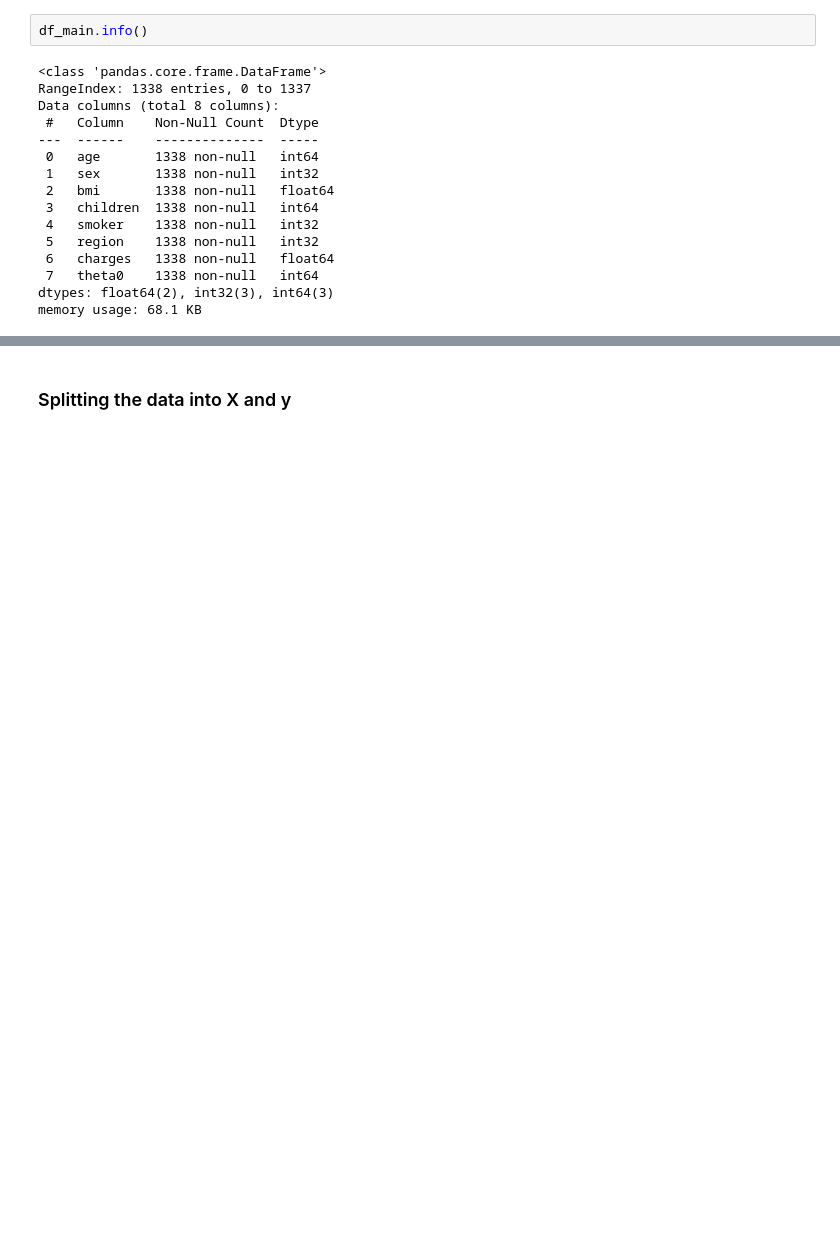
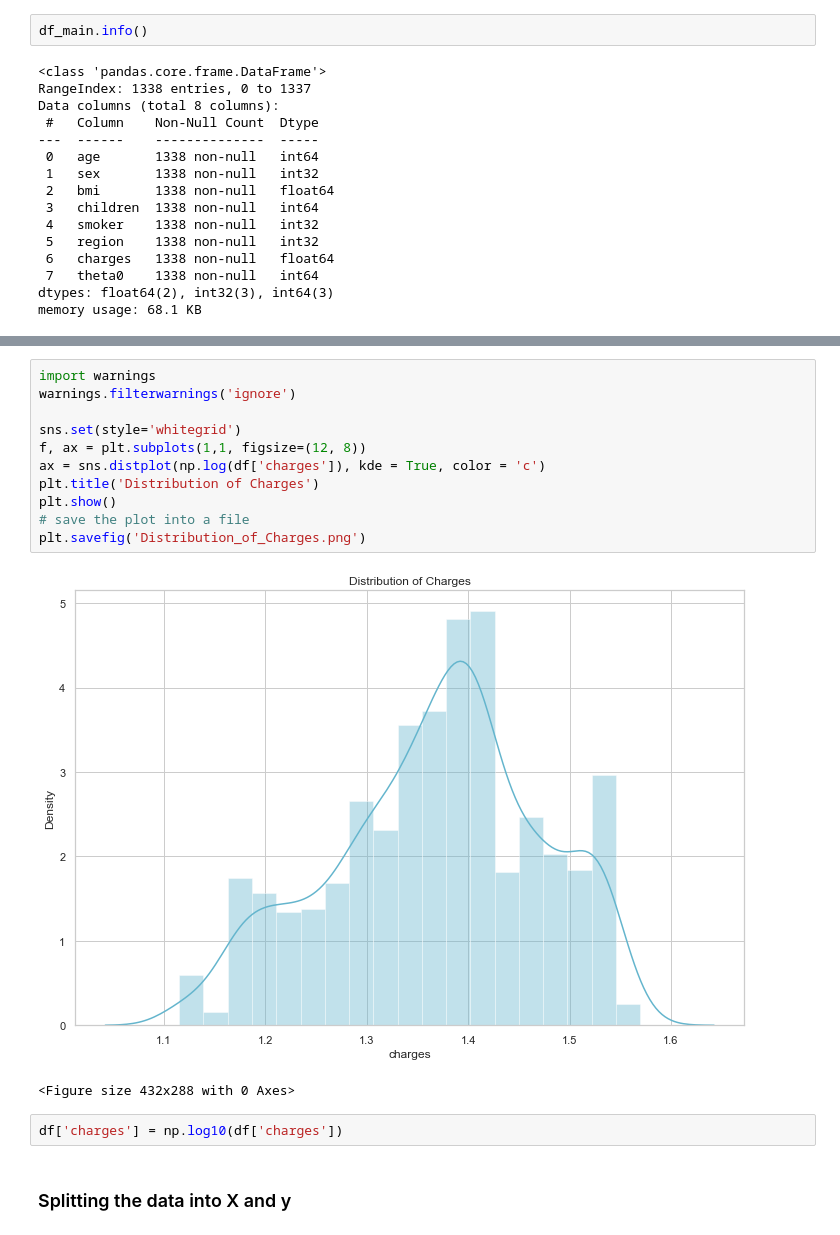
Before and after one commit to vinayakj02/Health-Insurance-Cost-Prediction, a Jupyter notebook: Cost_Prediction-Final-notebook.ipynb, the cells around one changed output, grey strips where cells are left out. Cells and saved outputs as stored; diff of their text form; blank space fills up the shorter version.

```diff
--- a/Cost_Prediction-Final-notebook.ipynb
+++ b/Cost_Prediction-Final-notebook.ipynb
@@ -215,3 +226,19 @@ memory usage: 68.1 KB
+# %%
+import warnings
+warnings.filterwarnings('ignore')
+
+sns.set(style='whitegrid')
+f, ax = plt.subplots(1,1, figsize=(12, 8))
+ax = sns.distplot(np.log(df['charges']), kde = True, color = 'c')
+plt.title('Distribution of Charges')
+plt.show()
+# save the plot into a file
+plt.savefig('Distribution_of_Charges.png')
+# %% [output]
+[figure, added]
+<Figure size 432x288 with 0 Axes>
+# %%
+df['charges'] = np.log10(df['charges'])
 # %% [markdown]
 ### Splitting the data into X and y
 # %%
```
Also changed, not shown: parts of 11 cells of this notebook.
